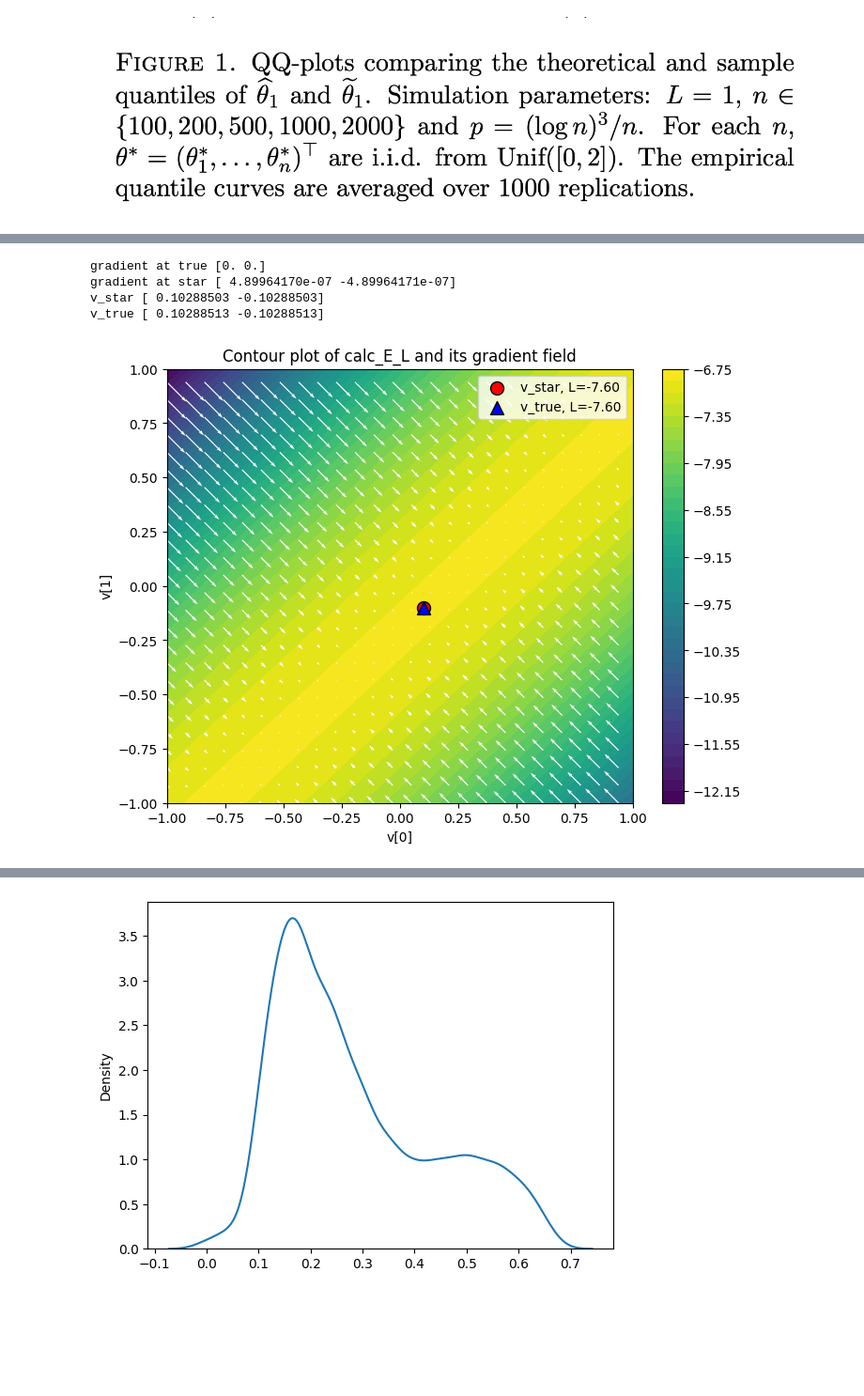
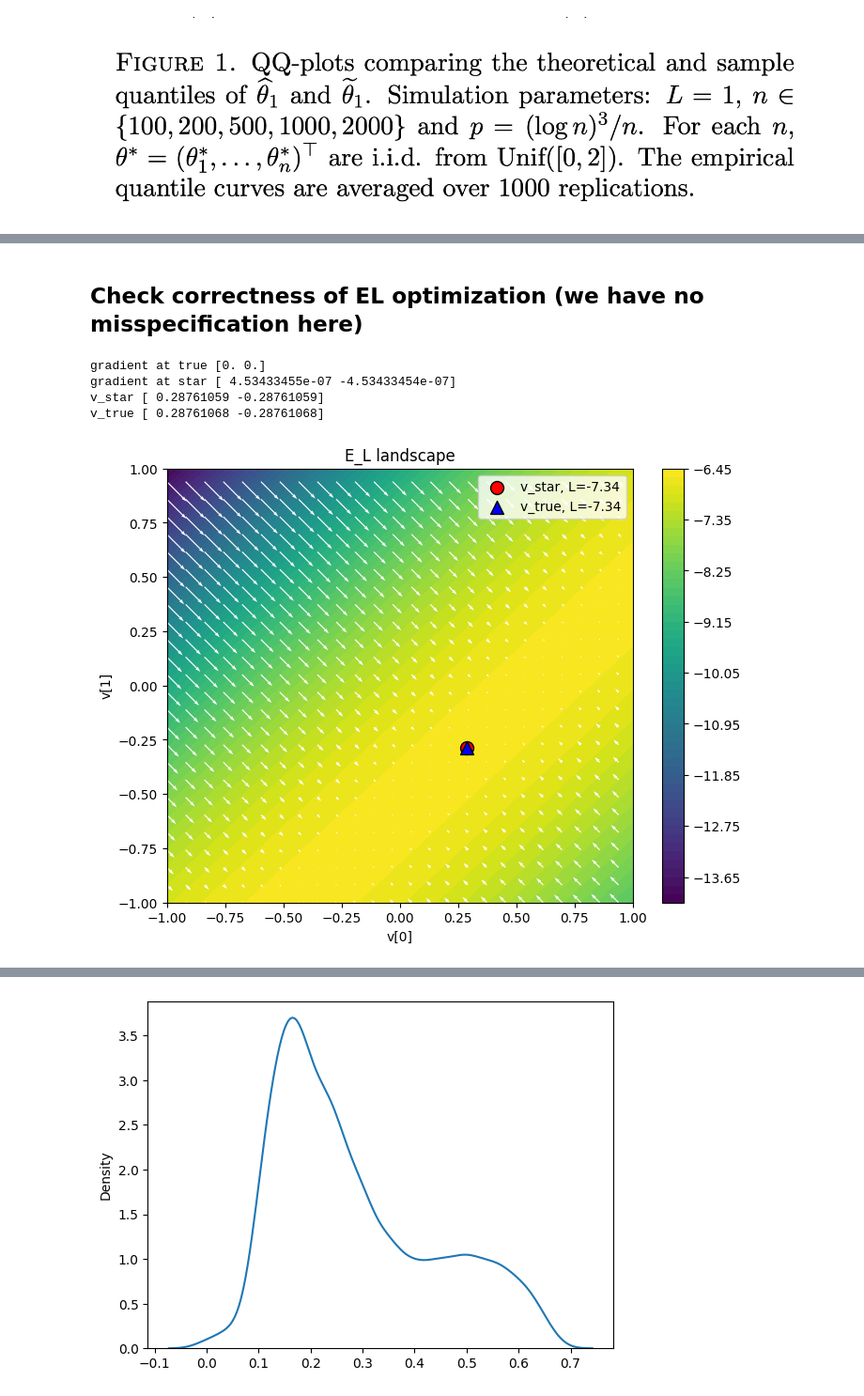
Before and after one commit to PankevichSergey/btl, a Jupyter notebook: exp.ipynb, the cells around one changed output, grey strips where cells are left out. Shown at 94% size. Cells and saved outputs as stored; diff of their text form; code cells hidden in the pictures; blank space fills up the shorter version.

```diff
--- a/exp.ipynb
+++ b/exp.ipynb
@@ -54,3 +57,5 @@ from estimate import calc_v_star, calc_v_g_star
+# %% [markdown]
+## Check correctness of EL optimization (we have no misspecification here)
 # %%
 def plot_E_L(data):
     v_true = normalize(data.v)
@@ -85,35 +90,35 @@ def plot_E_L(data):
     plt.scatter(
         v_star[0],
         v_star[1],
         s=100,
         color="red",
         marker="o",
         edgecolors="black",
         label=f"v_star, L={calc_L(data, v_star):.2f}",
     )
     plt.scatter(
         v_true[0],
         v_true[1],
         s=100,
         color="blue",
         marker="^",
         edgecolors="black",
         label=f"v_true, L={calc_L(data, v_true):.2f}",
     )
 
     plt.colorbar(cp)
     plt.xlabel("v[0]")
     plt.ylabel("v[1]")
-    plt.title("Contour plot of calc_E_L and its gradient field")
+    plt.title("E_L landscape")
     plt.legend()
     plt.show()
 
 
 data = GaoData(2, 0.5, 10, (-1, 1))
 plot_E_L(data)
 # %% [output]
 gradient at true [0. 0.]
-gradient at star [ 4.89964170e-07 -4.89964171e-07]
-v_star [ 0.10288503 -0.10288503]
-v_true [ 0.10288513 -0.10288513]
+gradient at star [ 4.53433455e-07 -4.53433454e-07]
+v_star [ 0.28761059 -0.28761059]
+v_true [ 0.28761068 -0.28761068]
-[figure, old version]
+[figure, new version]
```
Also changed, not shown: parts of 13 cells of this notebook, 4 other files.
